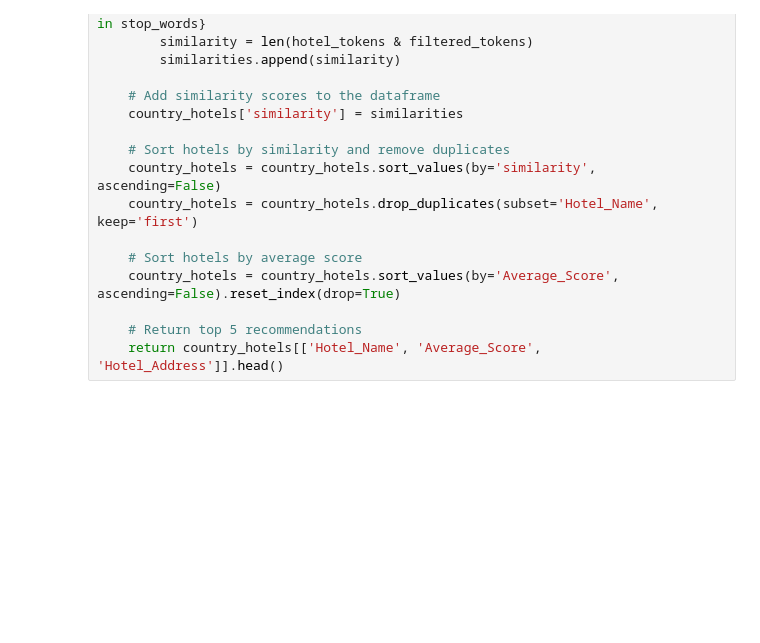
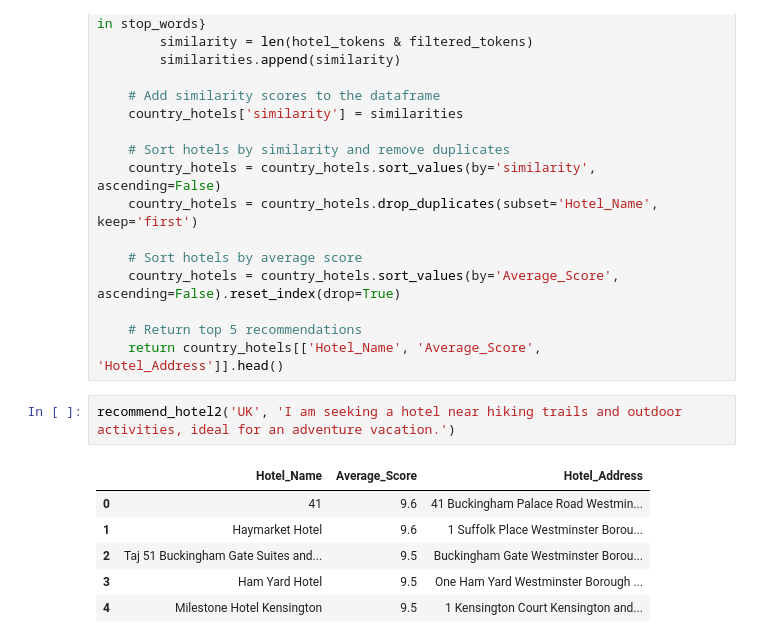
Before and after one commit to NANITH777/Hotel_Recommendation, a Jupyter notebook: hotel.ipynb, the cells around one changed output. Drawn from its saved outputs; the diff is of its cells as text; blank space fills up the shorter version.

```diff
--- a/hotel.ipynb
+++ b/hotel.ipynb
@@ -333,3 +333,12 @@ def recommend_hotel2(location, description):
 
     # Return top 5 recommendations
     return country_hotels[['Hotel_Name', 'Average_Score', 'Hotel_Address']].head()
+# %%
+recommend_hotel2('UK', 'I am seeking a hotel near hiking trails and outdoor activities, ideal for an adventure vacation.')
+# %% [output]
+|  | Hotel_Name | Average_Score | Hotel_Address |
+| 0 | 41 | 9.6 | 41 Buckingham Palace Road Westmin... |
+| 1 | Haymarket Hotel | 9.6 | 1 Suffolk Place Westminster Borou... |
+| 2 | Taj 51 Buckingham Gate Suites and... | 9.5 | Buckingham Gate Westminster Borou... |
+| 3 | Ham Yard Hotel | 9.5 | One Ham Yard Westminster Borough ... |
+| 4 | Milestone Hotel Kensington | 9.5 | 1 Kensington Court Kensington and... |
```
Also changed, not shown: parts of 3 cells of this notebook.
